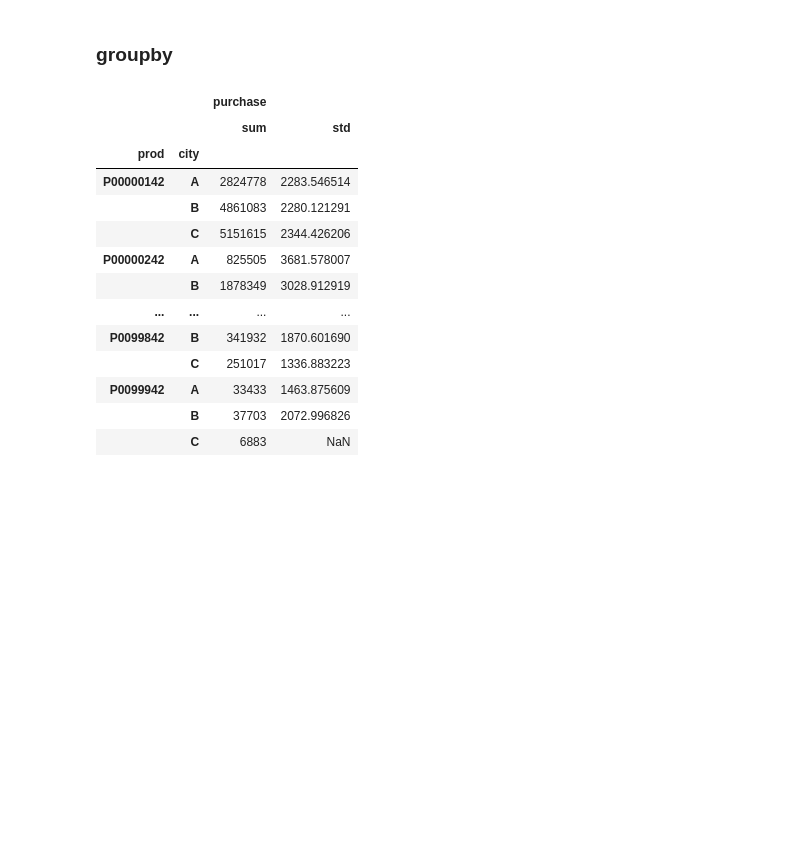
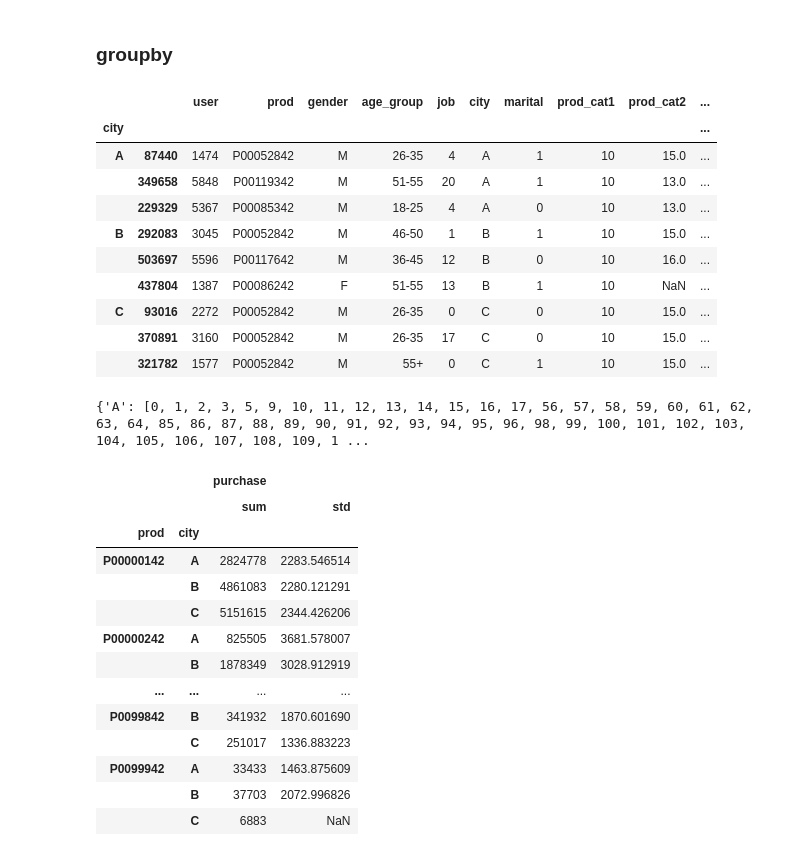
Before and after one commit to smjune/ipynb, a Jupyter notebook: dessa/dessa4_sales.ipynb, the cells around one changed output. Saved outputs shown, nothing was run; the diff lists cells and outputs as text; code cells hidden in the pictures; blank space fills up the shorter version.

```diff
--- a/dessa/dessa4_sales.ipynb
+++ b/dessa/dessa4_sales.ipynb
@@ -106,6 +106,29 @@ pd.pivot_table(df1, index=['prod','city'],values='purchase',aggfunc=['mean','std
 3477 rows × 2 columns
 # %% [markdown]
 ### groupby
+# %%
+def funcX(groupKey):
+    return groupKey.sort_values(by='purchase',ascending=False)[:3]
+
+df1.groupby(df.city).apply(funcX)
+
+# groupby 의 key 값 (그룹으로 묶여진 df의 key) 으로  A, B, C 가 전달된다.
+# %% [output]
+|  |  | user | prod | gender | age_group | job | city | marital | prod_cat1 | prod_cat2 | ... |
+| city |  |  |  |  |  |  |  |  |  |  | ... |
+| A | 87440 | 1474 | P00052842 | M | 26-35 | 4 | A | 1 | 10 | 15.0 | ... |
+|  | 349658 | 5848 | P00119342 | M | 51-55 | 20 | A | 1 | 10 | 13.0 | ... |
+|  | 229329 | 5367 | P00085342 | M | 18-25 | 4 | A | 0 | 10 | 13.0 | ... |
+| B | 292083 | 3045 | P00052842 | M | 46-50 | 1 | B | 1 | 10 | 15.0 | ... |
+|  | 503697 | 5596 | P00117642 | M | 36-45 | 12 | B | 0 | 10 | 16.0 | ... |
+|  | 437804 | 1387 | P00086242 | F | 51-55 | 13 | B | 1 | 10 | NaN | ... |
+| C | 93016 | 2272 | P00052842 | M | 26-35 | 0 | C | 0 | 10 | 15.0 | ... |
+|  | 370891 | 3160 | P00052842 | M | 26-35 | 17 | C | 0 | 10 | 15.0 | ... |
+|  | 321782 | 1577 | P00052842 | M | 55+ | 0 | C | 1 | 10 | 15.0 | ... |
+# %%
+df1.groupby(df.city).groups
+# %% [output]
+{'A': [0, 1, 2, 3, 5, 9, 10, 11, 12, 13, 14, 15, 16, 17, 56, 57, 58, 59, 60, 61, 62, 63, 64, 85, 86, 87, 88, 89, 90, 91, 92, 93, 94, 95, 96, 98, 99, 100, 101, 102, 103, 104, 105, 106, 107, 108, 109, 1 ...
 # %%
 # 똑 같이 groupby 로 만들어 보자
 
```
Also changed, not shown: parts of 43 cells of this notebook, 6 other files.
